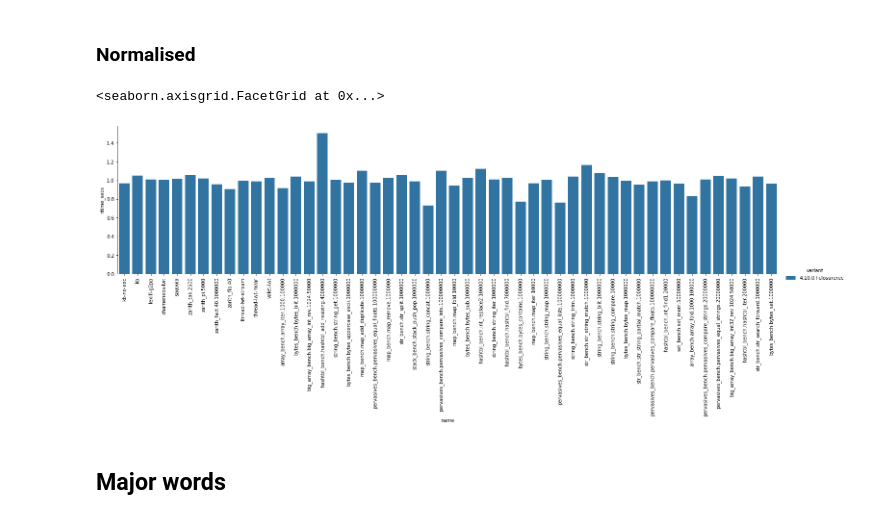
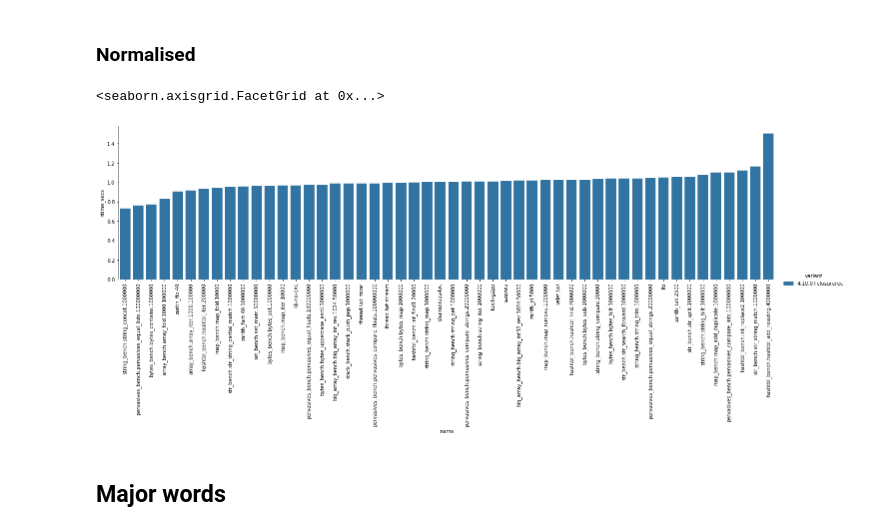
Before and after one commit to ocaml-bench/sandmark-analyze, a Jupyter notebook: sandmark-analyze.ipynb, the cells around one changed output. Cells and saved outputs as stored; diff of their text form; code cells hidden in the pictures.

```diff
--- a/sandmark-analyze.ipynb
+++ b/sandmark-analyze.ipynb
@@ -104,11 +104,12 @@ def normalise(df,variant,topic):
     return pd.concat (ndata_frames)
 # %%
 ndf = normalise(df,'4.10.0+trunk','time_secs')
+ndf.sort_values(by=['ntime_secs'],inplace=True)
 g = sns.catplot (x='name', y='ntime_secs', hue='variant', data = ndf, kind ='bar', aspect=4)
 g.set_xticklabels(rotation=90)
 # %% [output]
 <seaborn.axisgrid.FacetGrid at 0x...>
-[figure, old version]
+[figure, new version]
 # %% [markdown]
 ## Major words
 # %%
```
Also changed, not shown: parts of 2 cells of this notebook.
